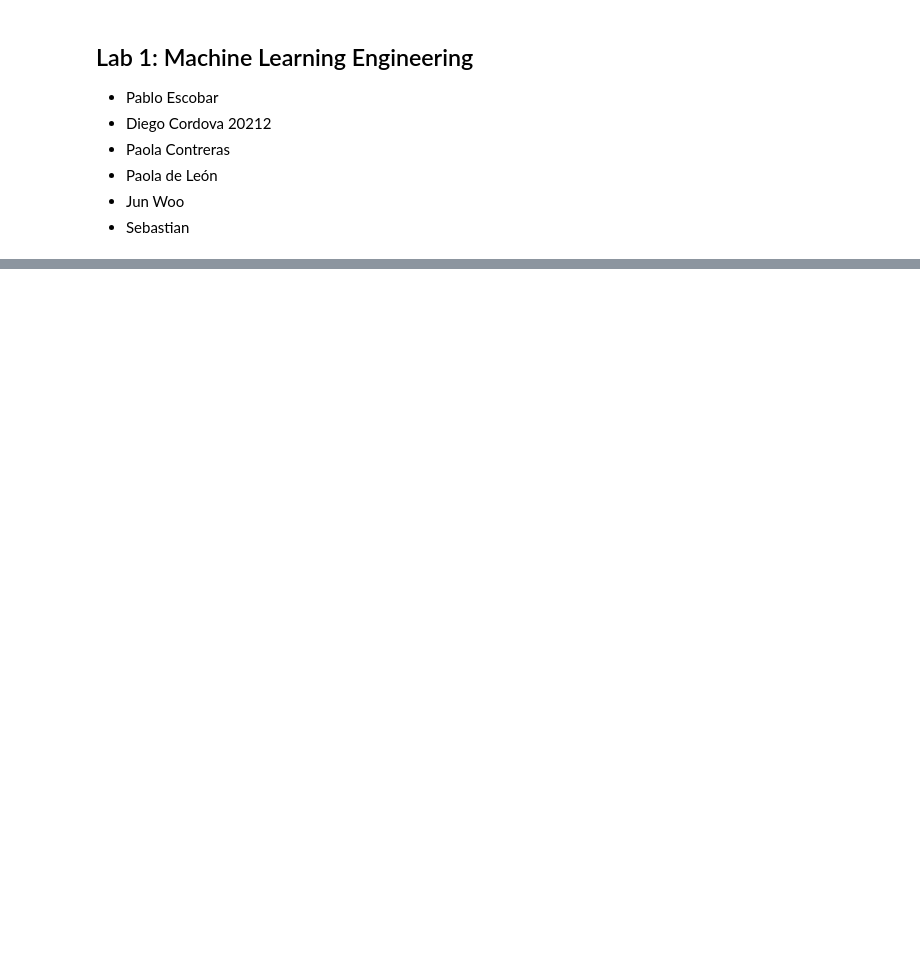
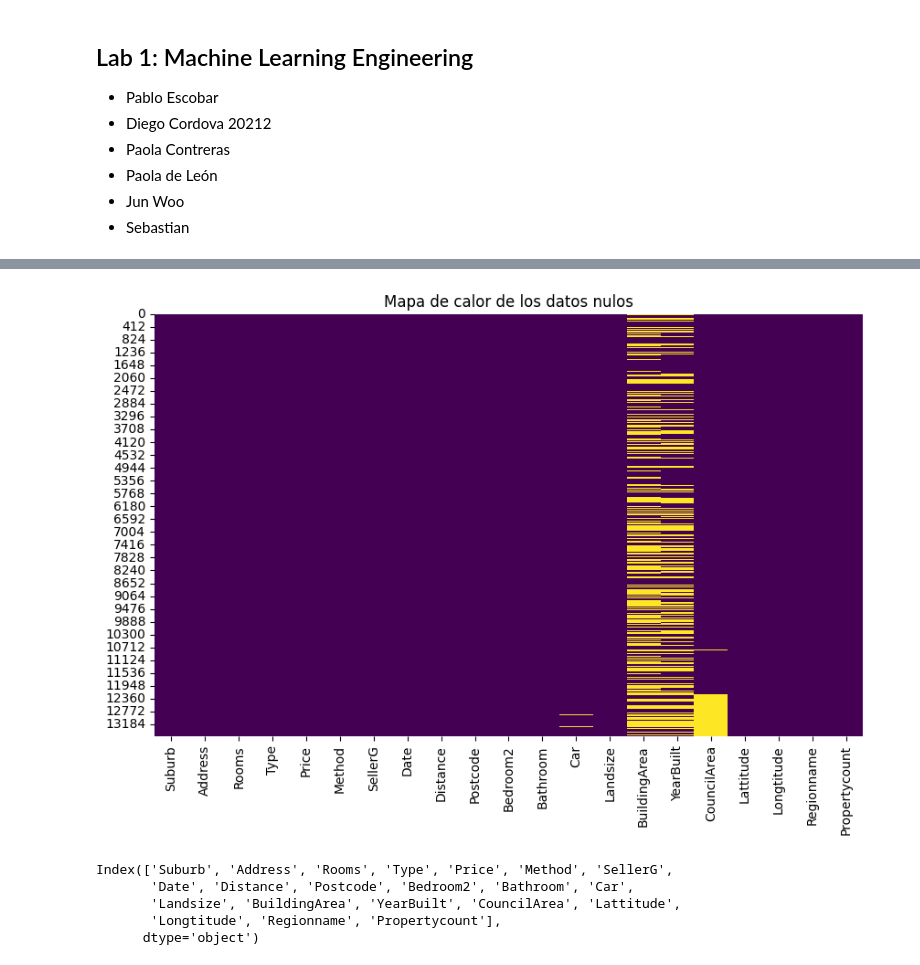
Before and after one commit to Diego-CB/Lab1-MLE, a Jupyter notebook: main.ipynb, the cells around one changed output, grey strips where cells are left out. Saved outputs shown, nothing was run; the diff lists cells and outputs as text; code cells hidden in the pictures; blank space fills up the shorter version.

```diff
--- a/main.ipynb
+++ b/main.ipynb
@@ -26,3 +26,22 @@ melbourne_data.describe()
 | 50% | 3.000000 | 9.030000e+05 | 9.200000 | 3084.000000 | 3.000000 | 1.000000 | 2.000000 | 440.000000 | 126.000000 | 1970.000000 | ... |
 | 75% | 3.000000 | 1.330000e+06 | 13.000000 | 3148.000000 | 3.000000 | 2.000000 | 2.000000 | 651.000000 | 174.000000 | 1999.000000 | ... |
 | max | 10.000000 | 9.000000e+06 | 48.100000 | 3977.000000 | 20.000000 | 8.000000 | 10.000000 | 433014.000000 | 44515.000000 | 2018.000000 | ... |
+# %%
+import pandas as pd
+import seaborn as sns
+import matplotlib.pyplot as plt
+
+plt.figure(figsize=(10, 6))  # Ajusta el tamaño de la figura
+sns.heatmap(melbourne_data.isnull(), cmap='viridis', cbar=False)
+plt.title('Mapa de calor de los datos nulos')
+plt.show()
+# %% [output]
+[figure, added]
+# %%
+melbourne_data.columns
+# %% [output]
+Index(['Suburb', 'Address', 'Rooms', 'Type', 'Price', 'Method', 'SellerG',
+       'Date', 'Distance', 'Postcode', 'Bedroom2', 'Bathroom', 'Car',
+       'Landsize', 'BuildingArea', 'YearBuilt', 'CouncilArea', 'Lattitude',
+       'Longtitude', 'Regionname', 'Propertycount'],
+      dtype='object')
```
Also changed, not shown: parts of 10 cells of this notebook.
